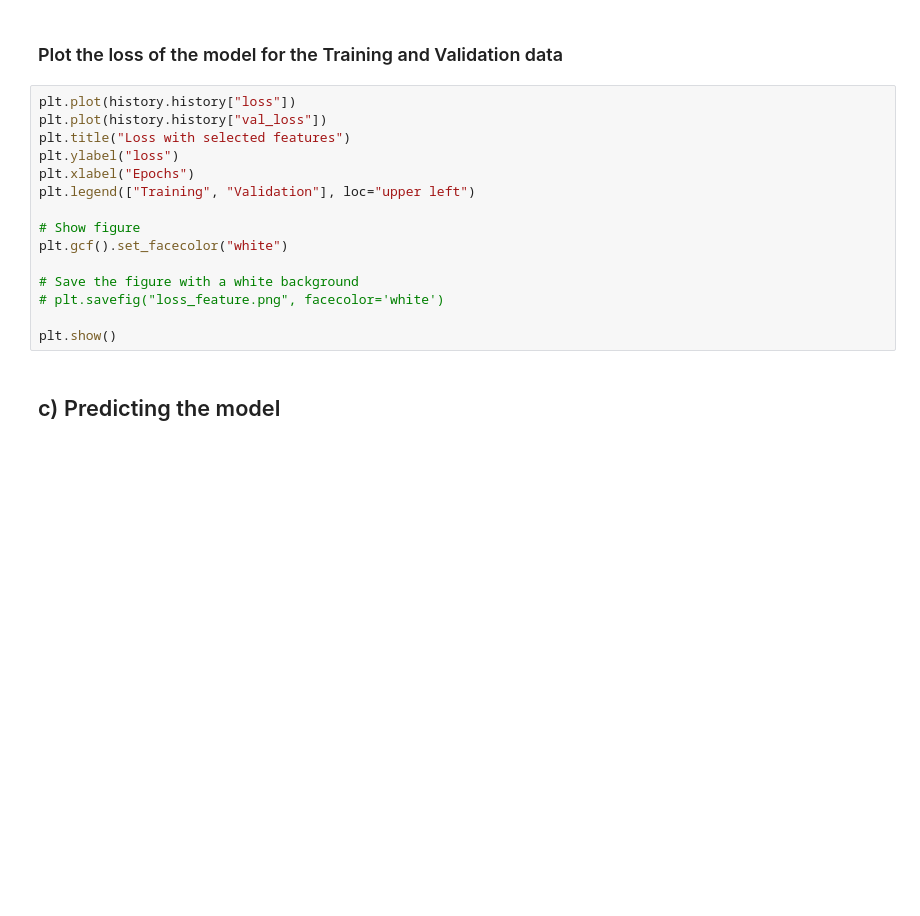
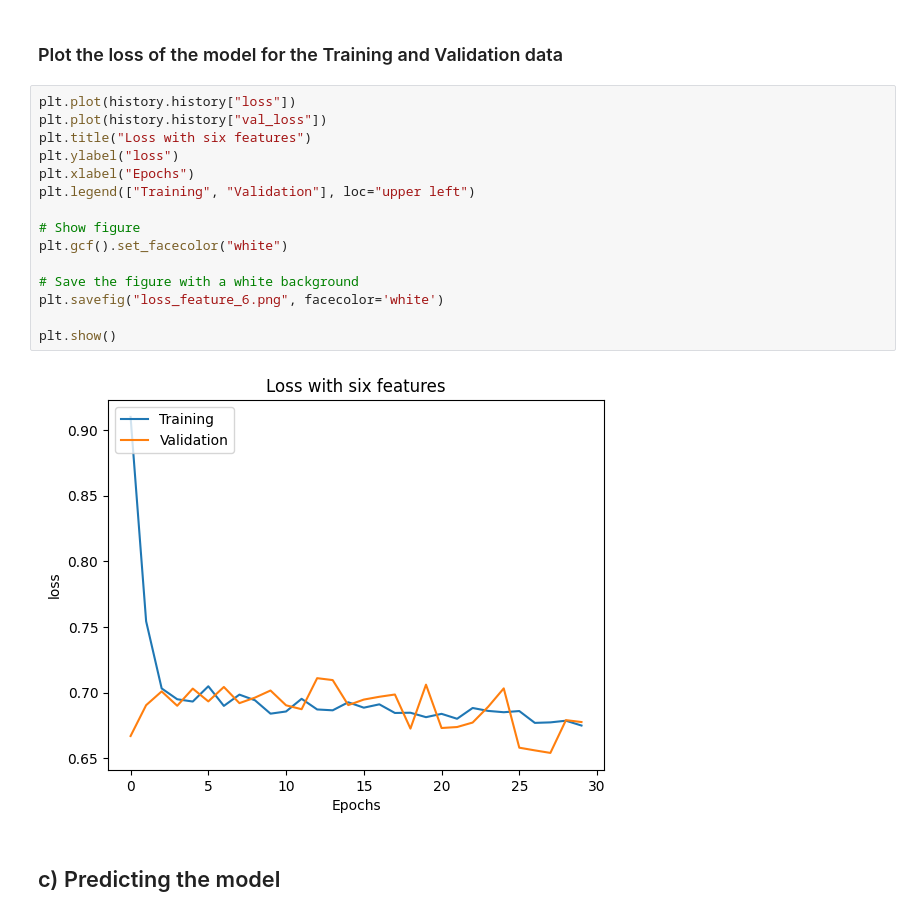
Before and after one commit to freddida/MLProject, a Jupyter notebook: notebooks/modeling/neural_network_model.ipynb, the cells around one changed output. Cells and saved outputs as stored; diff of their text form; blank space fills up the shorter version.

```diff
--- a/notebooks/modeling/neural_network_model.ipynb
+++ b/notebooks/modeling/neural_network_model.ipynb
@@ -313,18 +441,20 @@ plt.show()
 # %%
 plt.plot(history.history["loss"])
 plt.plot(history.history["val_loss"])
-plt.title("Loss with selected features")
+plt.title("Loss with six features")
 plt.ylabel("loss")
 plt.xlabel("Epochs")
 plt.legend(["Training", "Validation"], loc="upper left")
 
 # Show figure
 plt.gcf().set_facecolor("white")
 
 # Save the figure with a white background
-# plt.savefig("loss_feature.png", facecolor='white')
+plt.savefig("loss_feature_6.png", facecolor='white')
 
 plt.show()
+# %% [output]
+[figure, added]
 # %% [markdown]
 ## c) Predicting the model
 # %%
```
Also changed, not shown: parts of 21 cells of this notebook, 11 other files.
